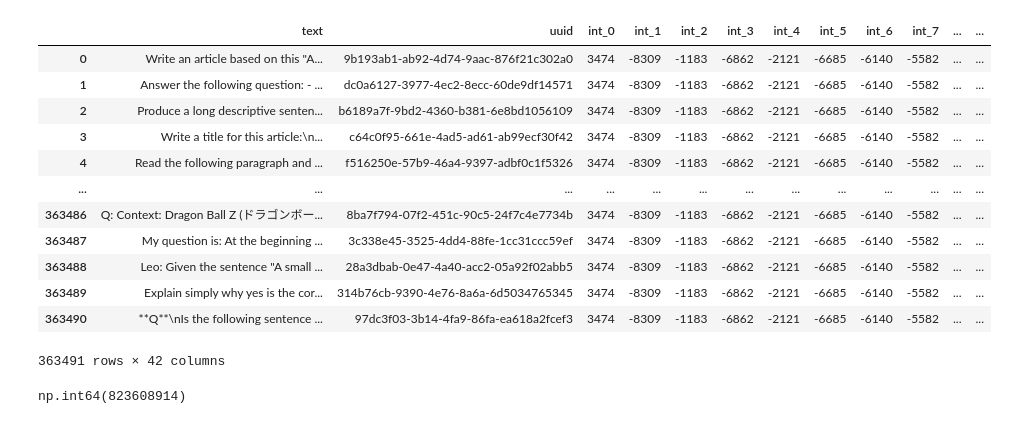
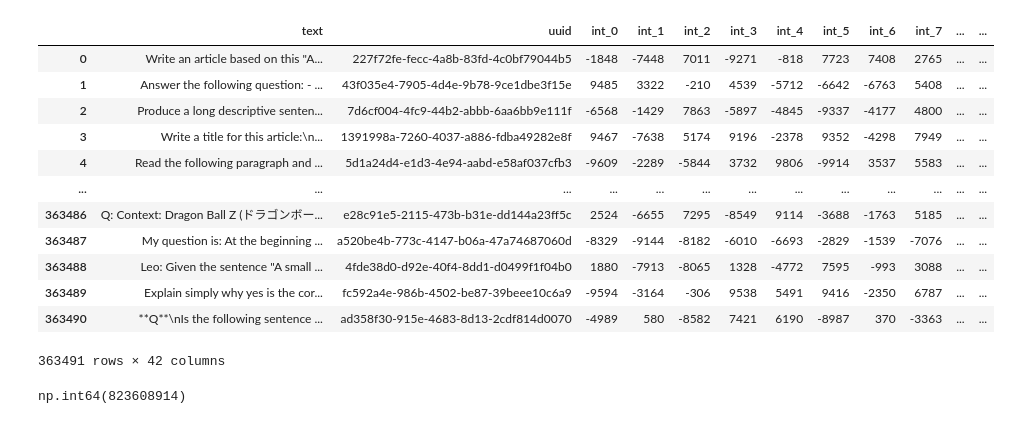
Before and after one commit to PhilipMay/pandas_compression, a Jupyter notebook: 02_test.ipynb, the cells around one changed output. Cells and saved outputs as stored; diff of their text form; code cells hidden in the pictures.

```diff
--- a/02_test.ipynb
+++ b/02_test.ipynb
@@ -7,21 +7,21 @@ from typing import Optional
 import os
 from tqdm import tqdm
 # %%
-df = pd.read_pickle("./data/data.pkl.gz")
+df = pd.read_pickle("./data/data_02.pkl.gz")
 df
 # %% [output]
 |  | text | uuid | int_0 | int_1 | int_2 | int_3 | int_4 | int_5 | int_6 | int_7 | ... | ... |
-| 0 | Write an article based on this "A... | 9b193ab1-ab92-4d74-9aac-876f21c302a0 | 3474 | -8309 | -1183 | -6862 | -2121 | -6685 | -6140 | -5582 | ... | ... |
-| 1 | Answer the following question: - ... | dc0a6127-3977-4ec2-8ecc-60de9df14571 | 3474 | -8309 | -1183 | -6862 | -2121 | -6685 | -6140 | -5582 | ... | ... |
-| 2 | Produce a long descriptive senten... | b6189a7f-9bd2-4360-b381-6e8bd1056109 | 3474 | -8309 | -1183 | -6862 | -2121 | -6685 | -6140 | -5582 | ... | ... |
-| 3 | Write a title for this article:\n... | c64c0f95-661e-4ad5-ad61-ab99ecf30f42 | 3474 | -8309 | -1183 | -6862 | -2121 | -6685 | -6140 | -5582 | ... | ... |
-| 4 | Read the following paragraph and ... | f516250e-57b9-46a4-9397-adbf0c1f5326 | 3474 | -8309 | -1183 | -6862 | -2121 | -6685 | -6140 | -5582 | ... | ... |
+| 0 | Write an article based on this "A... | 227f72fe-fecc-4a8b-83fd-4c0bf79044b5 | -1848 | -7448 | 7011 | -9271 | -818 | 7723 | 7408 | 2765 | ... | ... |
+| 1 | Answer the following question: - ... | 43f035e4-7905-4d4e-9b78-9ce1dbe3f15e | 9485 | 3322 | -210 | 4539 | -5712 | -6642 | -6763 | 5408 | ... | ... |
+| 2 | Produce a long descriptive senten... | 7d6cf004-4fc9-44b2-abbb-6aa6bb9e111f | -6568 | -1429 | 7863 | -5897 | -4845 | -9337 | -4177 | 4800 | ... | ... |
+| 3 | Write a title for this article:\n... | 1391998a-7260-4037-a886-fdba49282e8f | 9467 | -7638 | 5174 | 9196 | -2378 | 9352 | -4298 | 7949 | ... | ... |
+| 4 | Read the following paragraph and ... | 5d1a24d4-e1d3-4e94-aabd-e58af037cfb3 | -9609 | -2289 | -5844 | 3732 | 9806 | -9914 | 3537 | 5583 | ... | ... |
 | ... | ... | ... | ... | ... | ... | ... | ... | ... | ... | ... | ... | ... |
-| 363486 | Q: Context: Dragon Ball Z (ドラゴンボー... | 8ba7f794-07f2-451c-90c5-24f7c4e7734b | 3474 | -8309 | -1183 | -6862 | -2121 | -6685 | -6140 | -5582 | ... | ... |
-| 363487 | My question is: At the beginning ... | 3c338e45-3525-4dd4-88fe-1cc31ccc59ef | 3474 | -8309 | -1183 | -6862 | -2121 | -6685 | -6140 | -5582 | ... | ... |
-| 363488 | Leo: Given the sentence "A small ... | 28a3dbab-0e47-4a40-acc2-05a92f02abb5 | 3474 | -8309 | -1183 | -6862 | -2121 | -6685 | -6140 | -5582 | ... | ... |
-| 363489 | Explain simply why yes is the cor... | 314b76cb-9390-4e76-8a6a-6d5034765345 | 3474 | -8309 | -1183 | -6862 | -2121 | -6685 | -6140 | -5582 | ... | ... |
-| 363490 | **Q**\nIs the following sentence ... | 97dc3f03-3b14-4fa9-86fa-ea618a2fcef3 | 3474 | -8309 | -1183 | -6862 | -2121 | -6685 | -6140 | -5582 | ... | ... |
+| 363486 | Q: Context: Dragon Ball Z (ドラゴンボー... | e28c91e5-2115-473b-b31e-dd144a23ff5c | 2524 | -6655 | 7295 | -8549 | 9114 | -3688 | -1763 | 5185 | ... | ... |
+| 363487 | My question is: At the beginning ... | a520be4b-773c-4147-b06a-47a74687060d | -8329 | -9144 | -8182 | -6010 | -6693 | -2829 | -1539 | -7076 | ... | ... |
+| 363488 | Leo: Given the sentence "A small ... | 4fde38d0-d92e-40f4-8dd1-d0499f1f04b0 | 1880 | -7913 | -8065 | 1328 | -4772 | 7595 | -993 | 3088 | ... | ... |
+| 363489 | Explain simply why yes is the cor... | fc592a4e-986b-4502-be87-39beee10c6a9 | -9594 | -3164 | -306 | 9538 | 5491 | 9416 | -2350 | 6787 | ... | ... |
+| 363490 | **Q**\nIs the following sentence ... | ad358f30-915e-4683-8d13-2cdf814d0070 | -4989 | 580 | -8582 | 7421 | 6190 | -8987 | 370 | -3363 | ... | ... |
 363491 rows × 42 columns
 # %%
 # total memory usage in bytes without index
```
Also changed, not shown: parts of 10 cells of this notebook, 13 other files.
